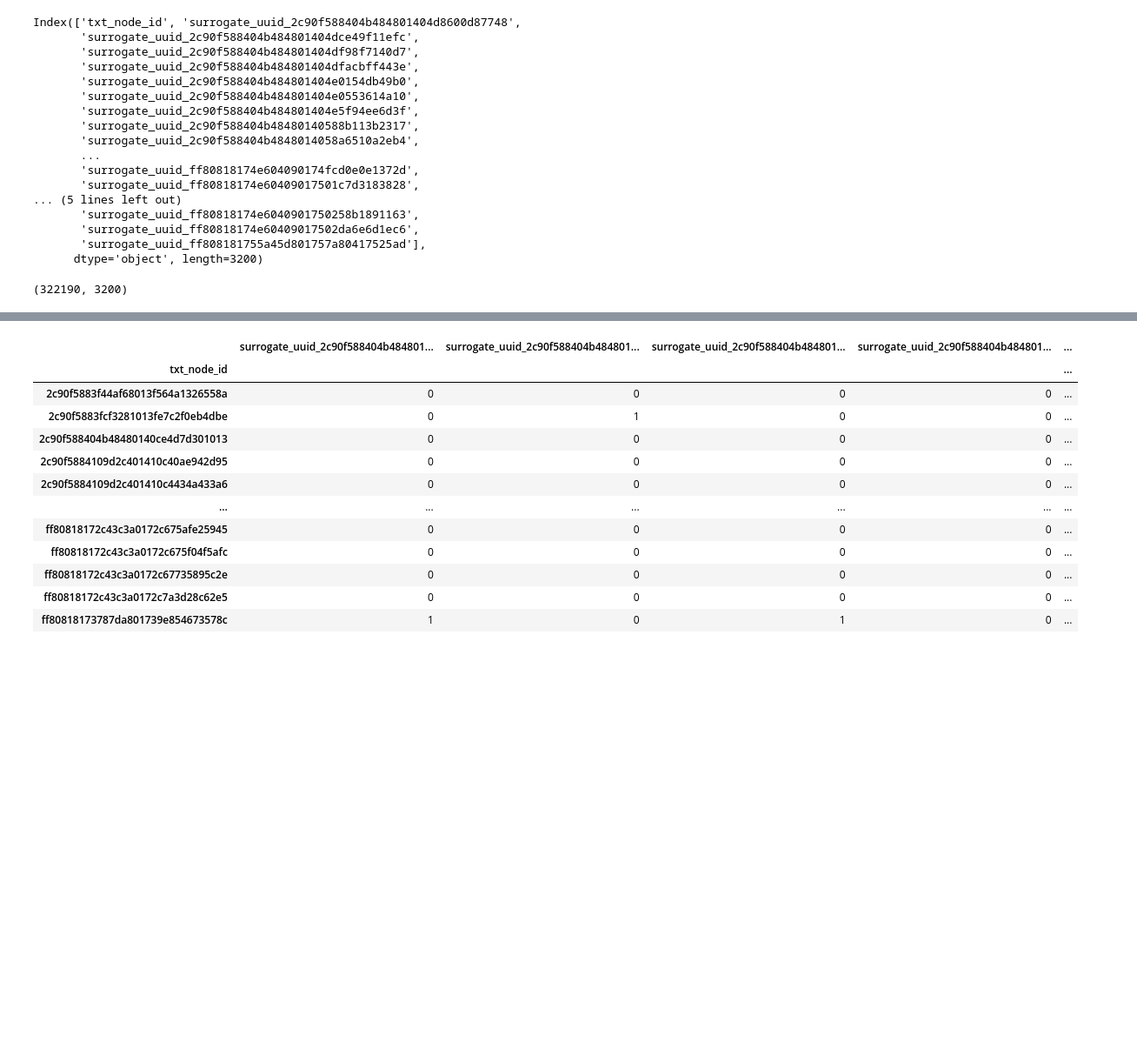
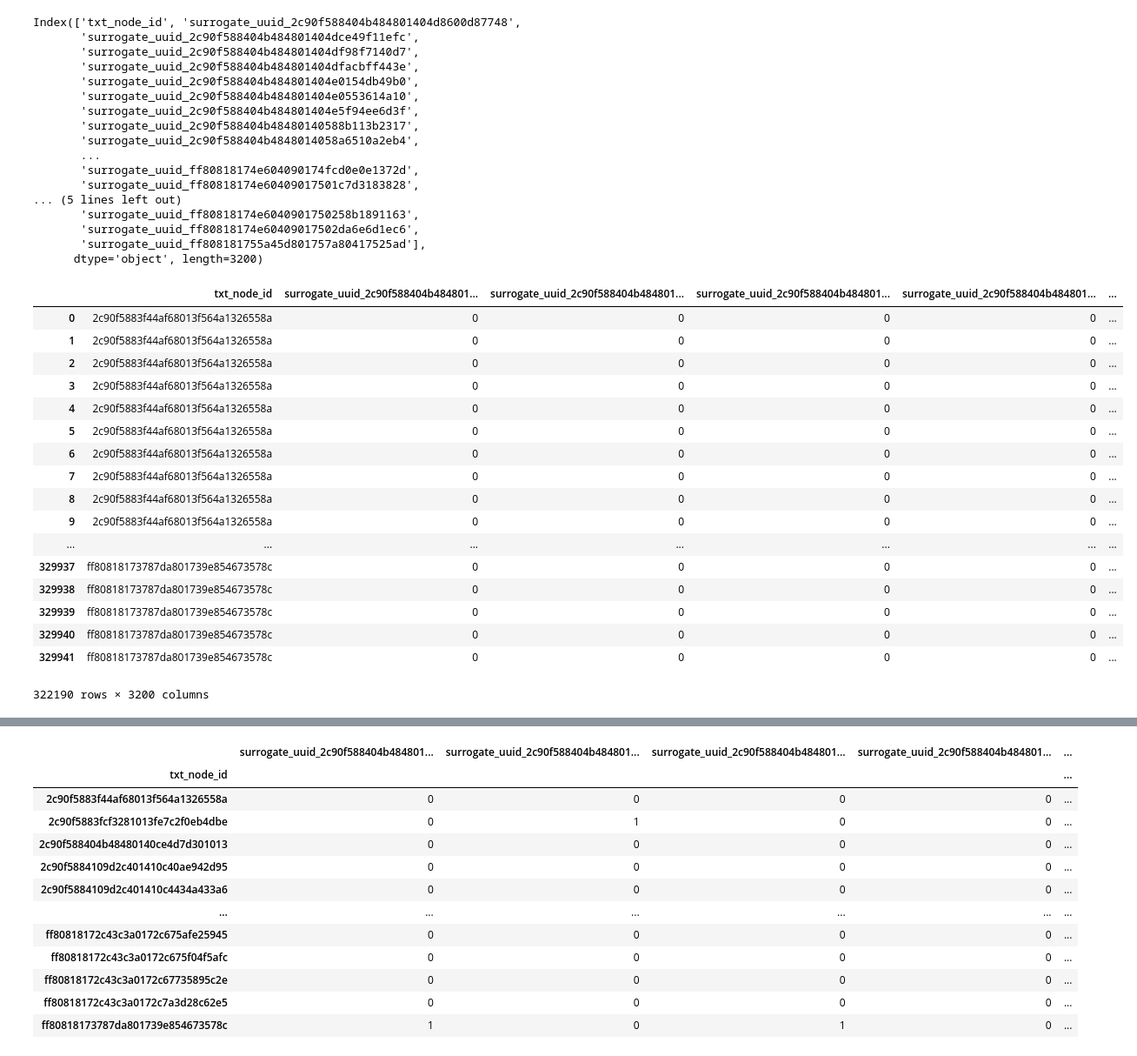
Before and after one commit to remi-vidal/StatApp, a Jupyter notebook: notebooks/projet-stat-cluster.ipynb, the cells around one changed output, grey strips where cells are left out. Shown at 87% size. Drawn from its saved outputs; the diff is of its cells as text; code cells hidden in the pictures; blank space fills up the shorter version.

```diff
--- a/notebooks/projet-stat-cluster.ipynb
+++ b/notebooks/projet-stat-cluster.ipynb
@@ -212,9 +213,26 @@ Index(['txt_node_id', 'surrogate_uuid_2c90f588404b484801404d8600d87748',
 for i in range (1, len(test.columns)):
     test[test.columns[i]].astype('int32',copy=False)
 # %%
-test.shape
+test
 # %% [output]
+|  | txt_node_id | surrogate_uuid_2c90f588404b484801... | surrogate_uuid_2c90f588404b484801... | surrogate_uuid_2c90f588404b484801... | surrogate_uuid_2c90f588404b484801... | ... |
+| 0 | 2c90f5883f44af68013f564a1326558a | 0 | 0 | 0 | 0 | ... |
+| 1 | 2c90f5883f44af68013f564a1326558a | 0 | 0 | 0 | 0 | ... |
+| 2 | 2c90f5883f44af68013f564a1326558a | 0 | 0 | 0 | 0 | ... |
+| 3 | 2c90f5883f44af68013f564a1326558a | 0 | 0 | 0 | 0 | ... |
+| 4 | 2c90f5883f44af68013f564a1326558a | 0 | 0 | 0 | 0 | ... |
+| 5 | 2c90f5883f44af68013f564a1326558a | 0 | 0 | 0 | 0 | ... |
+| 6 | 2c90f5883f44af68013f564a1326558a | 0 | 0 | 0 | 0 | ... |
+| 7 | 2c90f5883f44af68013f564a1326558a | 0 | 0 | 0 | 0 | ... |
+| 8 | 2c90f5883f44af68013f564a1326558a | 0 | 0 | 0 | 0 | ... |
+| 9 | 2c90f5883f44af68013f564a1326558a | 0 | 0 | 0 | 0 | ... |
+| ... | ... | ... | ... | ... | ... | ... |
+| 329937 | ff80818173787da801739e854673578c | 0 | 0 | 0 | 0 | ... |
+| 329938 | ff80818173787da801739e854673578c | 0 | 0 | 0 | 0 | ... |
+| 329939 | ff80818173787da801739e854673578c | 0 | 0 | 0 | 0 | ... |
+| 329940 | ff80818173787da801739e854673578c | 0 | 0 | 0 | 0 | ... |
+| 329941 | ff80818173787da801739e854673578c | 0 | 0 | 0 | 0 | ... |
-(322190, 3200)
+322190 rows × 3200 columns
 # %%
 test2=test.groupby('txt_node_id').apply(np.sum).drop('txt_node_id',axis=1)
 # %% [output]
```
Also changed, not shown: parts of 10 cells of this notebook.
